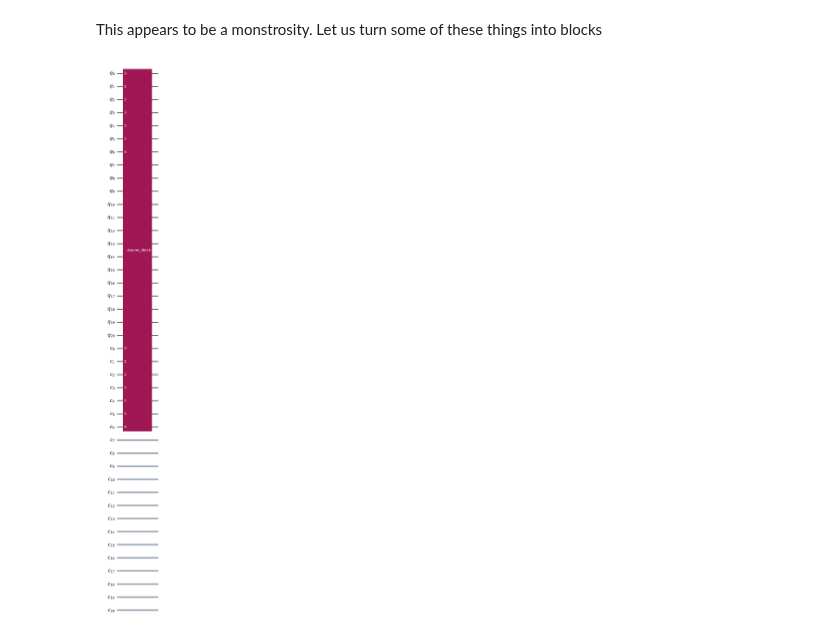
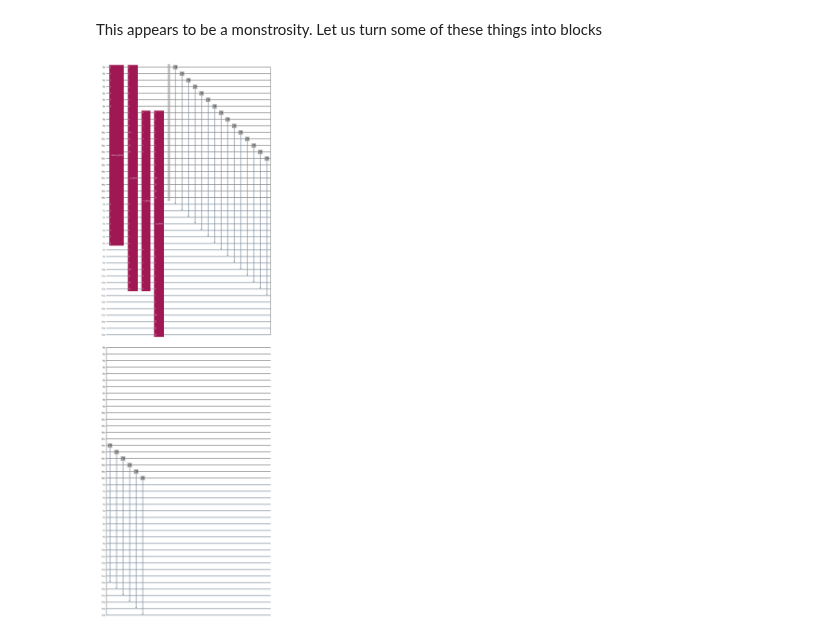
Before and after one commit to Sal7ySalt/Smallest-MSD-Protocol, a Jupyter notebook: steane_t_state.ipynb, the cells around one changed output. Cells and saved outputs as stored; diff of their text form; code cells hidden in the pictures.

```diff
--- a/steane_t_state.ipynb
+++ b/steane_t_state.ipynb
@@ -162,18 +162,8 @@ steane_enc_block.barrier()
 
 for i in range(0, 7):
     steane_enc_block.h(i)
-    #steane_enc_block.measure(i,i)
+    steane_enc_block.measure(i,i)
 steane_enc_block.barrier()
 
 # convert to instruction
 steane_block_instr = steane_enc_block.to_instruction()
-
-# Create a main circuit with 4 qubits
-qc_3_713 = QuantumCircuit(21,21)
-
-# Use the block on qubits 0 & 1
-qc_3_713.append(steane_block_instr, range(0,7), [0,1,2,3,4,5,6])
-
-qc_3_713.draw('mpl')
-# %% [output]
-[figure, removed]
@@ -179,0 +179,39 @@ qc_3_713.draw('mpl')
+# %%
+# applies cz to 7 qubits
+
+cz_block = QuantumCircuit(14, 14, name="cz_block")
+for i in range(0, 7):
+    cz_block.cz(i, i + 7)
+
+# convert to instruction
+cz_block_instr = cz_block.to_instruction()
+# %%
+# measures all 21 qubits
+
+measure_block = QuantumCircuit(21, 21, name="measure_block")
+for i in range(0, 21):
+    measure_block.measure(i, i)
+
+# convert to instruction
+measure_block_instr = measure_block.to_instruction()
+# %%
+# Create a main circuit with 4 qubits
+qc_3_713 = QuantumCircuit(21,21)
+
+# Use the block on qubits 0 & 1
+qc_3_713.append(steane_block_instr, range(0,7), range(0,7))
+qc_3_713.append(cz_block_instr, range(0,14), range(0,14))
+qc_3_713.append(h_block_instr, range(7,14), range(7,14))
+qc_3_713.append(cz_block_instr, range(7,21), range(7,21))
+# qc_3_713.append(measure_block_instr, range(0,21), range(0,21))
+
+qc_3_713.barrier()
+
+for i in range(0, 21):
+    qc_3_713.measure(i, i)
+
+
+
+qc_3_713.draw('mpl')
+# %% [output]
+[figure, added]
```
Also changed, not shown: parts of 10 cells of this notebook.
